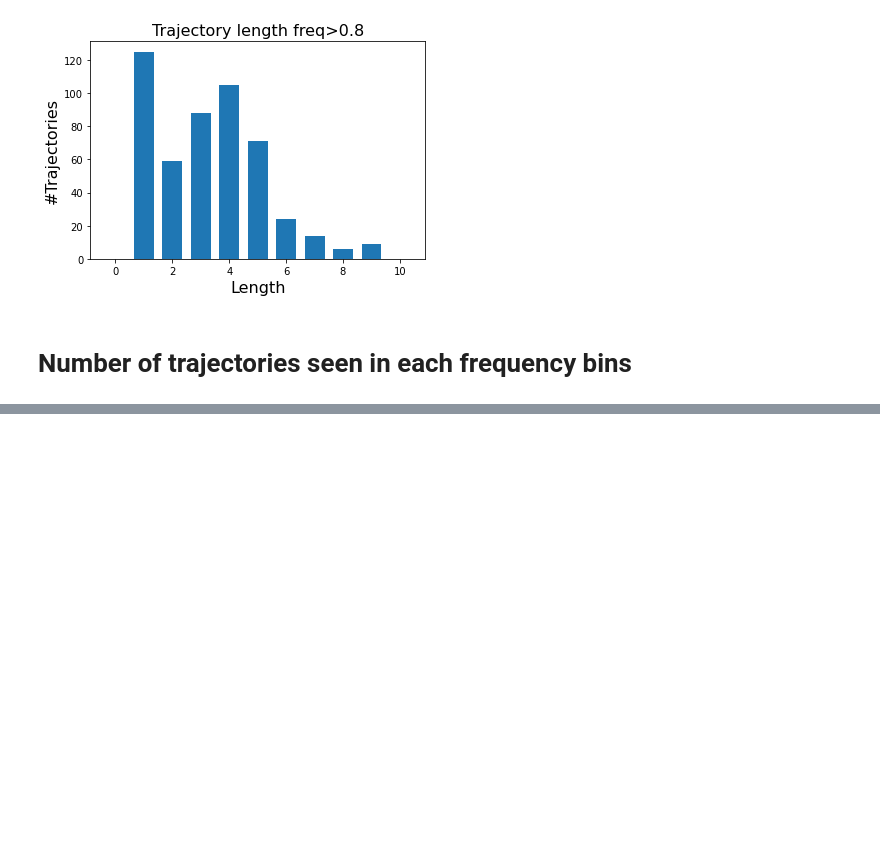
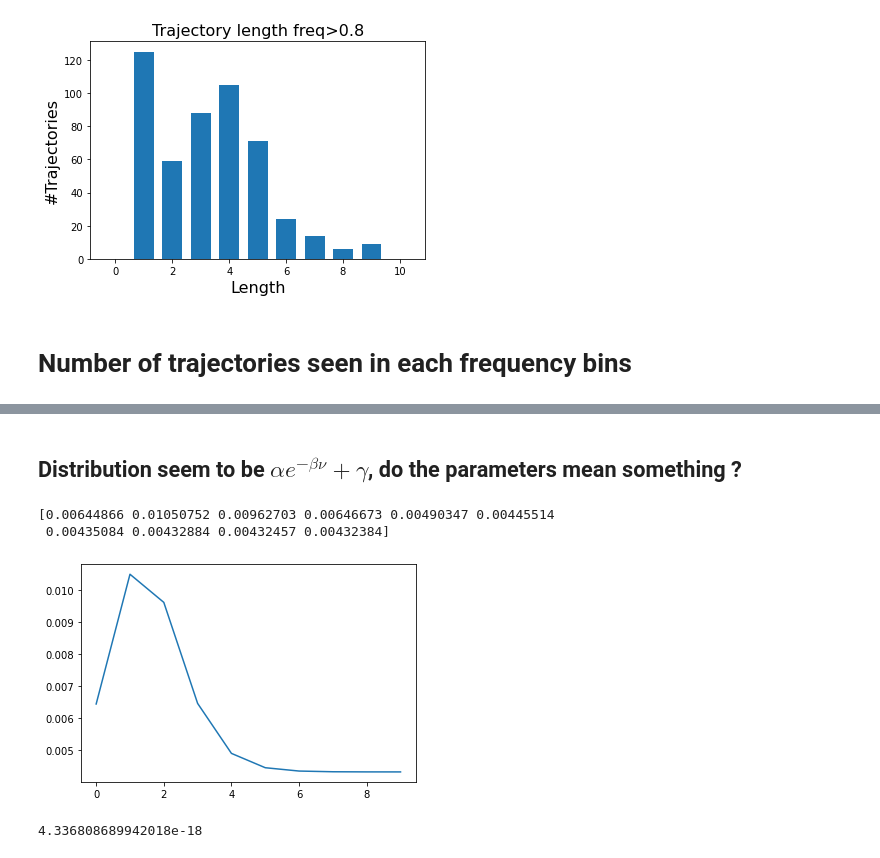
Before and after one commit to neherlab/HIVEVO_recombination, a Jupyter notebook: notebooks/Trajectory_characterisation.ipynb, the cells around one changed output, grey strips where cells are left out. Cells and saved outputs as stored; diff of their text form; code cells hidden in the pictures; blank space fills up the shorter version.

```diff
--- a/notebooks/Trajectory_characterisation.ipynb
+++ b/notebooks/Trajectory_characterisation.ipynb
@@ -112,0 +126,54 @@ nb_in
+# %% [markdown]
+## Distribution seem to be $\alpha e^{-\beta \nu} + \gamma$, do the parameters mean something ?
+# %%
+def fit_distribution(frequency_bins, nb_in):
+    # Return an exponential fit of the distribution of nb of frequency in each bin
+    def f(x, alpha, beta, gamma):
+        return alpha * np.exp(-beta * x) + gamma
+
+    import scipy
+    frequency_bins = 0.5 * (frequency_bins[:-1] + frequency_bins[1:])
+    fit = scipy.optimize.curve_fit(f, frequency_bins, nb_in, p0=[nb_in[0], 1, nb_in[-1]])
+    return fit[0]
+
+def get_nonuniform_bins(nb_bins, fit_params, bin_range=[0.05, 0.95]):
+    def f(x, alpha, beta, gamma):
+        return alpha * np.exp(-beta * x) + gamma
+
+    x = np.linspace(bin_range[0], bin_range[1], nb_bins + 1)
+    x = 0.5 * (x[1:] + x[:-1])
+
+    y = f(x, *fit_params)
+    y /= np.sum(y) # at this point y is the "density" of trajectories
+    y = 1 / y
+    y = np.cumsum(y)
+    non_uniform_bins = y / y[-1] * (bin_range[-1]-bin_range[0]) + bin_range[0]
+    non_uniform_bins = np.concatenate(([bin_range[0]], non_uniform_bins))
+    return non_uniform_bins
+
+def f(x, alpha, beta, gamma):
+    return alpha * np.exp(-beta * x) + gamma
+
+
+frequency_bins, nb_in = get_freq_distribution(trajectories, nb_bin=40, bin_range=[0.05, 0.95])
+fit_params = fit_distribution(frequency_bins, nb_in)
+non_uniform_bins = get_nonuniform_bins(10, fit_params)
+
+middle_bins = 0.5*(non_uniform_bins[:-1] + non_uniform_bins[1:])
+density = f(middle_bins, *fit_params)
+density /= sum(density)
+
+
+plt.plot(density*(non_uniform_bins[1:]-non_uniform_bins[:-1]))
+plt.show()
+
+print( density*(non_uniform_bins[1:]-non_uniform_bins[:-1]) )
+# %% [output]
+[0.00644866 0.01050752 0.00962703 0.00646673 0.00490347 0.00445514
+ 0.00435084 0.00432884 0.00432457 0.00432384]
+[figure, added]
+# %%
+tmp = density*(non_uniform_bins[1:]-non_uniform_bins[:-1])
+np.sum(tmp - np.mean(tmp))
+# %% [output]
+4.336808689942018e-18
```
Also changed, not shown: parts of 4 cells of this notebook, 1 other file.
